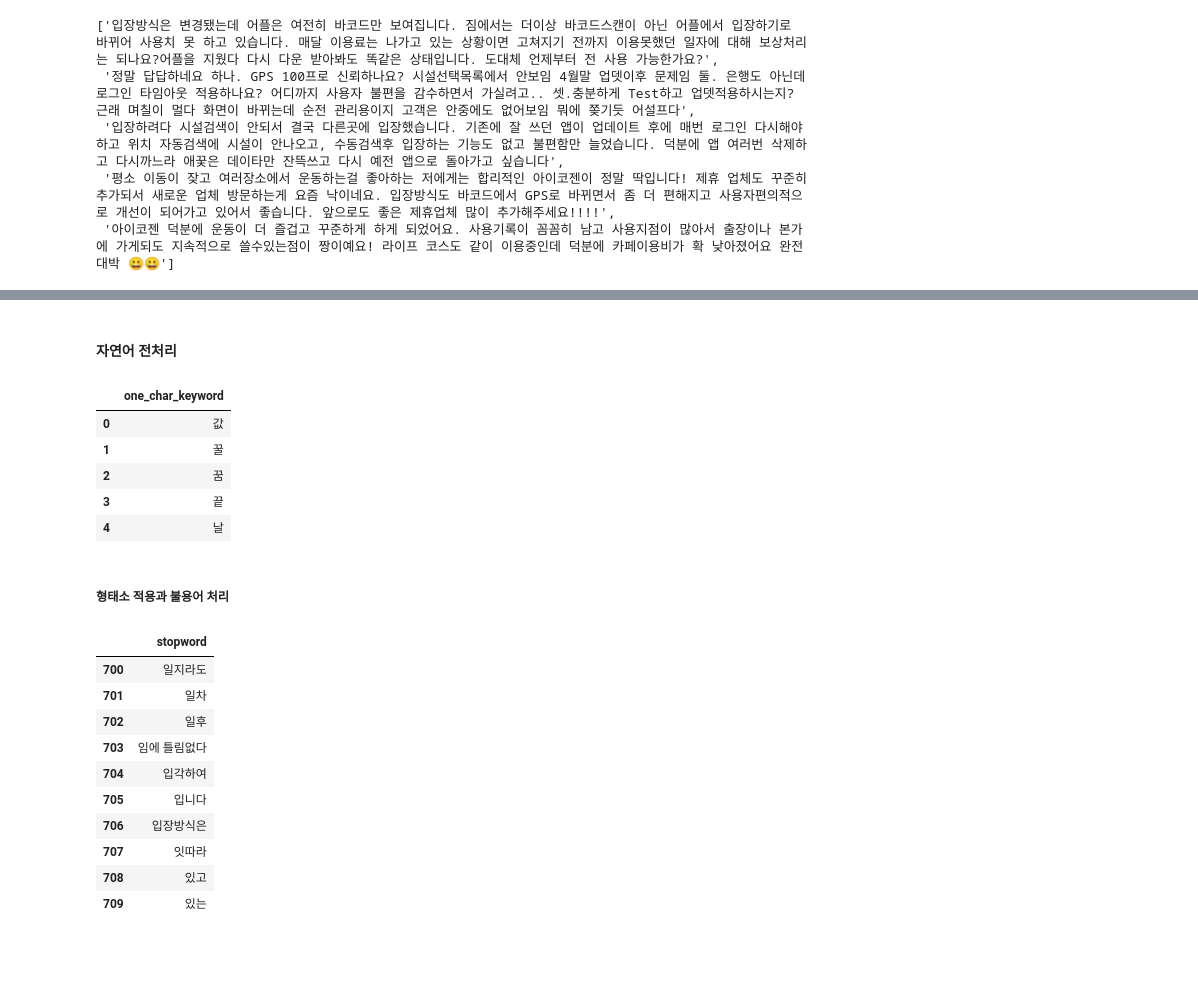
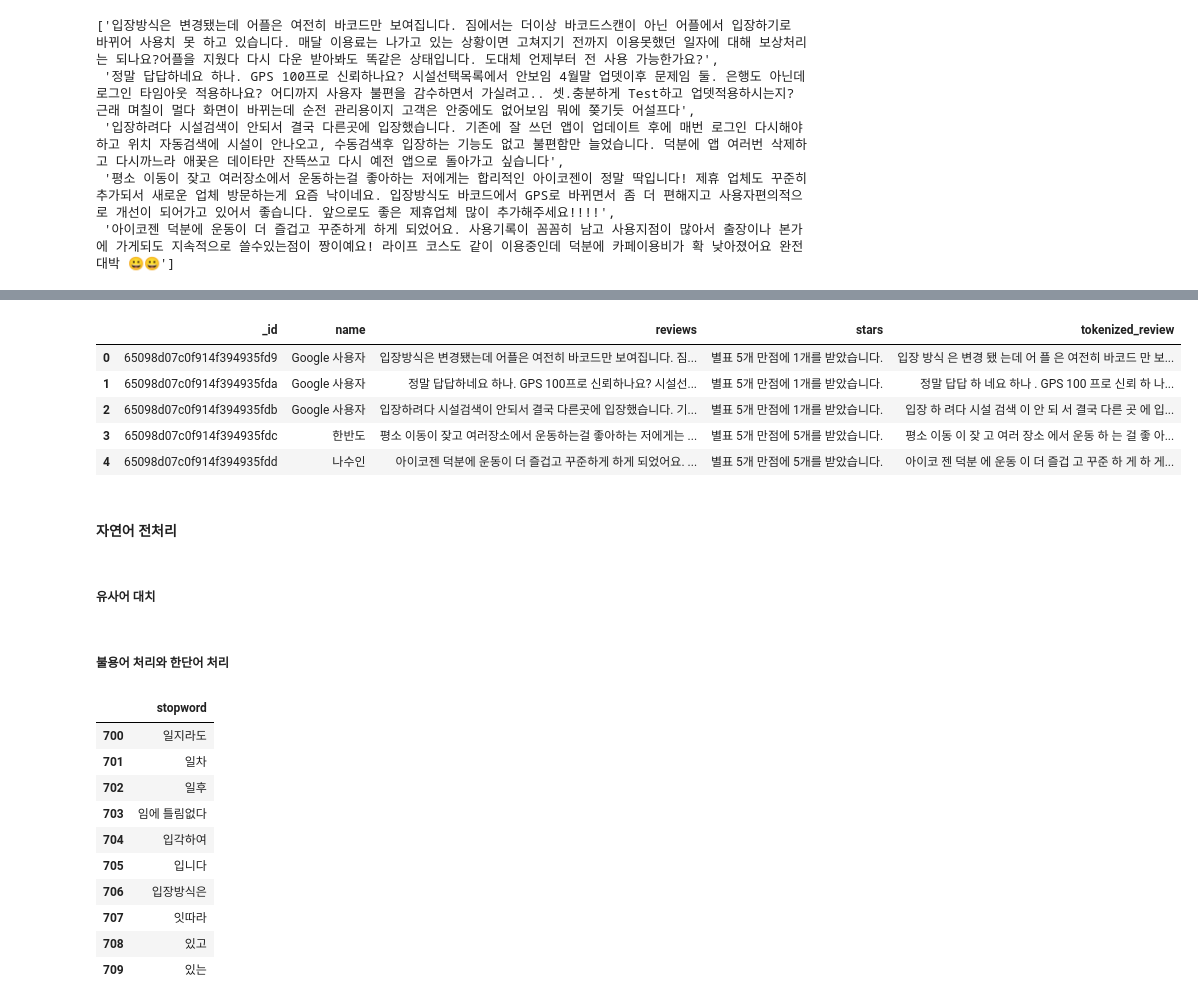
Before and after one commit to estskyway/project_data_analystics, a Jupyter notebook: codes/LDA/전체 process.ipynb, the cells around one changed output, grey strips where cells are left out. Drawn from its saved outputs; the diff is of its cells as text; code cells hidden in the pictures; blank space fills up the shorter version.

```diff
--- a/codes/LDA/전체 process.ipynb
+++ b/codes/LDA/전체 process.ipynb
@@ -8,3 +8,7 @@ df[:3]
 | 0 | 0 | 0 | 65098d07c0f914f394935fd9 | Google 사용자 | 입장방식은 변경됐는데 어플은 여전히 바코드만 보여집니다. 짐... | 별표 5개 만점에 1개를 받았습니다. |
 | 1 | 1 | 1 | 65098d07c0f914f394935fda | Google 사용자 | 정말 답답하네요 하나. GPS 100프로 신뢰하나요? 시설선... | 별표 5개 만점에 1개를 받았습니다. |
 | 2 | 2 | 2 | 65098d07c0f914f394935fdb | Google 사용자 | 입장하려다 시설검색이 안되서 결국 다른곳에 입장했습니다. 기... | 별표 5개 만점에 1개를 받았습니다. |
+# %%
+# 필요없는 컬럼 삭제
+df=df.drop(columns=['Unnamed: 0.1','Unnamed: 0'])
+df[:5]
@@ -41,0 +56,4 @@ reviews_list[:5]
+# %%
+# 한 문장으로 만들기
+reviews = ' '.join(reviews_list)
+reviews
@@ -42,14 +105,21 @@ reviews_list[:5]
+# %%
+# 토큰화 함수
+def tokenize_reviews_list(reviews):
+    tokens = mecab.morphs(reviews)
+    return ' '.join(tokens)
+# %%
+df['tokenized_review'] = df['reviews'].apply(tokenize_reviews_list)
+# %%
+df[:5]
+# %% [output]
+|  | _id | name | reviews | stars | tokenized_review |
+| 0 | 65098d07c0f914f394935fd9 | Google 사용자 | 입장방식은 변경됐는데 어플은 여전히 바코드만 보여집니다. 짐... | 별표 5개 만점에 1개를 받았습니다. | 입장 방식 은 변경 됐 는데 어 플 은 여전히 바코드 만 보... |
+| 1 | 65098d07c0f914f394935fda | Google 사용자 | 정말 답답하네요 하나. GPS 100프로 신뢰하나요? 시설선... | 별표 5개 만점에 1개를 받았습니다. | 정말 답답 하 네요 하나 . GPS 100 프로 신뢰 하 나... |
+| 2 | 65098d07c0f914f394935fdb | Google 사용자 | 입장하려다 시설검색이 안되서 결국 다른곳에 입장했습니다. 기... | 별표 5개 만점에 1개를 받았습니다. | 입장 하 려다 시설 검색 이 안 되 서 결국 다른 곳 에 입... |
+| 3 | 65098d07c0f914f394935fdc | 한반도 | 평소 이동이 잦고 여러장소에서 운동하는걸 좋아하는 저에게는 ... | 별표 5개 만점에 5개를 받았습니다. | 평소 이동 이 잦 고 여러 장소 에서 운동 하 는 걸 좋 아... |
+| 4 | 65098d07c0f914f394935fdd | 나수인 | 아이코젠 덕분에 운동이 더 즐겁고 꾸준하게 하게 되었어요. ... | 별표 5개 만점에 5개를 받았습니다. | 아이코 젠 덕분 에 운동 이 더 즐겁 고 꾸준 하 게 하 게... |
 # %% [markdown]
 #### 자연어 전처리
-# %%
-# 한 단어 사전 불러오기
-df_onewords = pd.read_excel('../../datasets/한단어_concat.xlsx')
-df_onewords[:5]
-# %% [output]
-|  | one_char_keyword |
-| 0 | 값 |
-| 1 | 꿀 |
-| 2 | 꿈 |
-| 3 | 끝 |
-| 4 | 날 |
+# %% [markdown]
+##### 유사어 대치
 # %%
@@ -58,5 +127,5 @@ mecab = MeCab()
 # %% [markdown]
-##### 형태소 적용과 불용어 처리
+##### 불용어 처리와 한단어 처리
 # %%
 # 불용어 사전 불러오기
 df_stopwords = pd.read_excel('../../../../Downloads/stopword_concat.xlsx')
```
Also changed, not shown: parts of 10 cells of this notebook.
